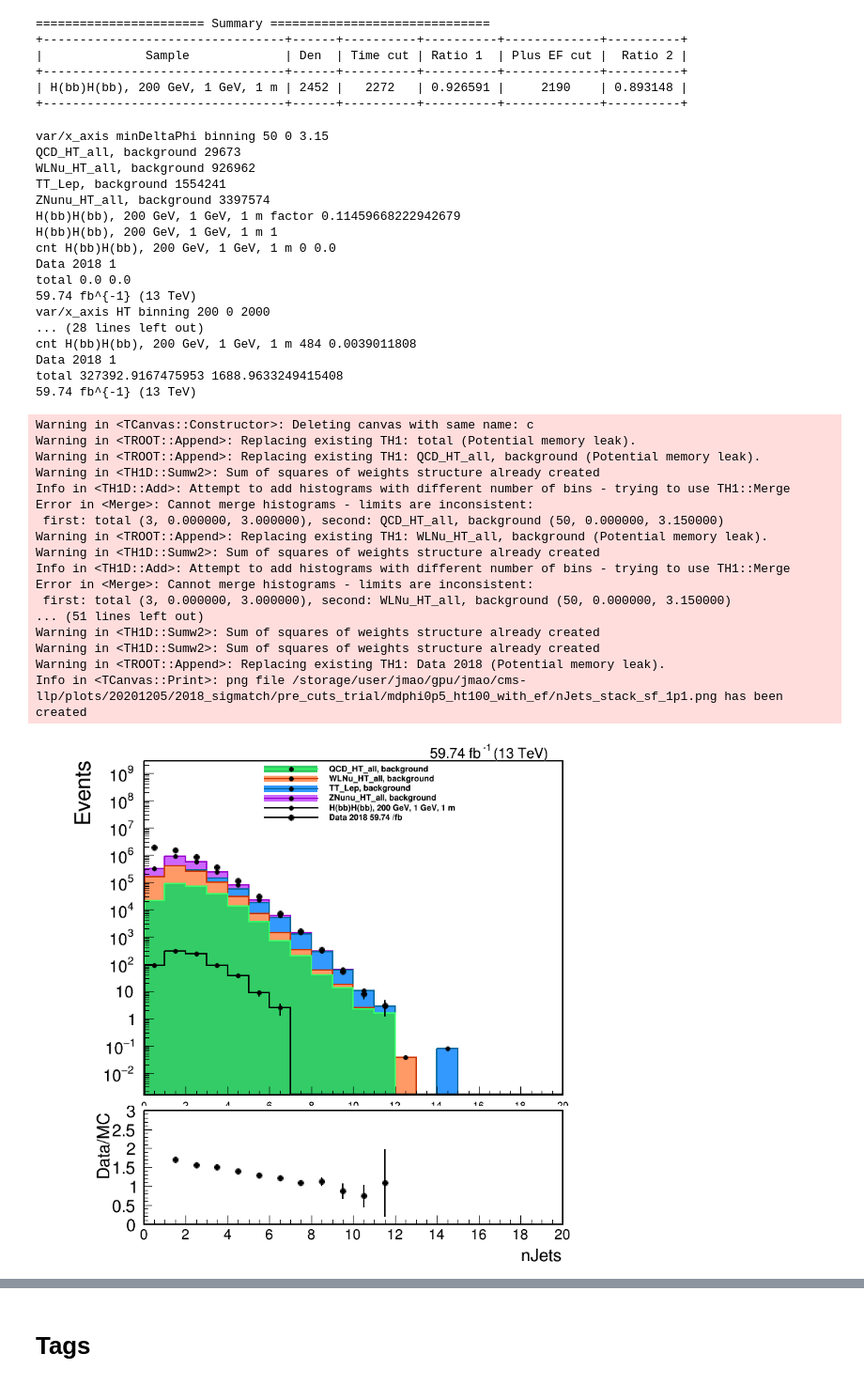
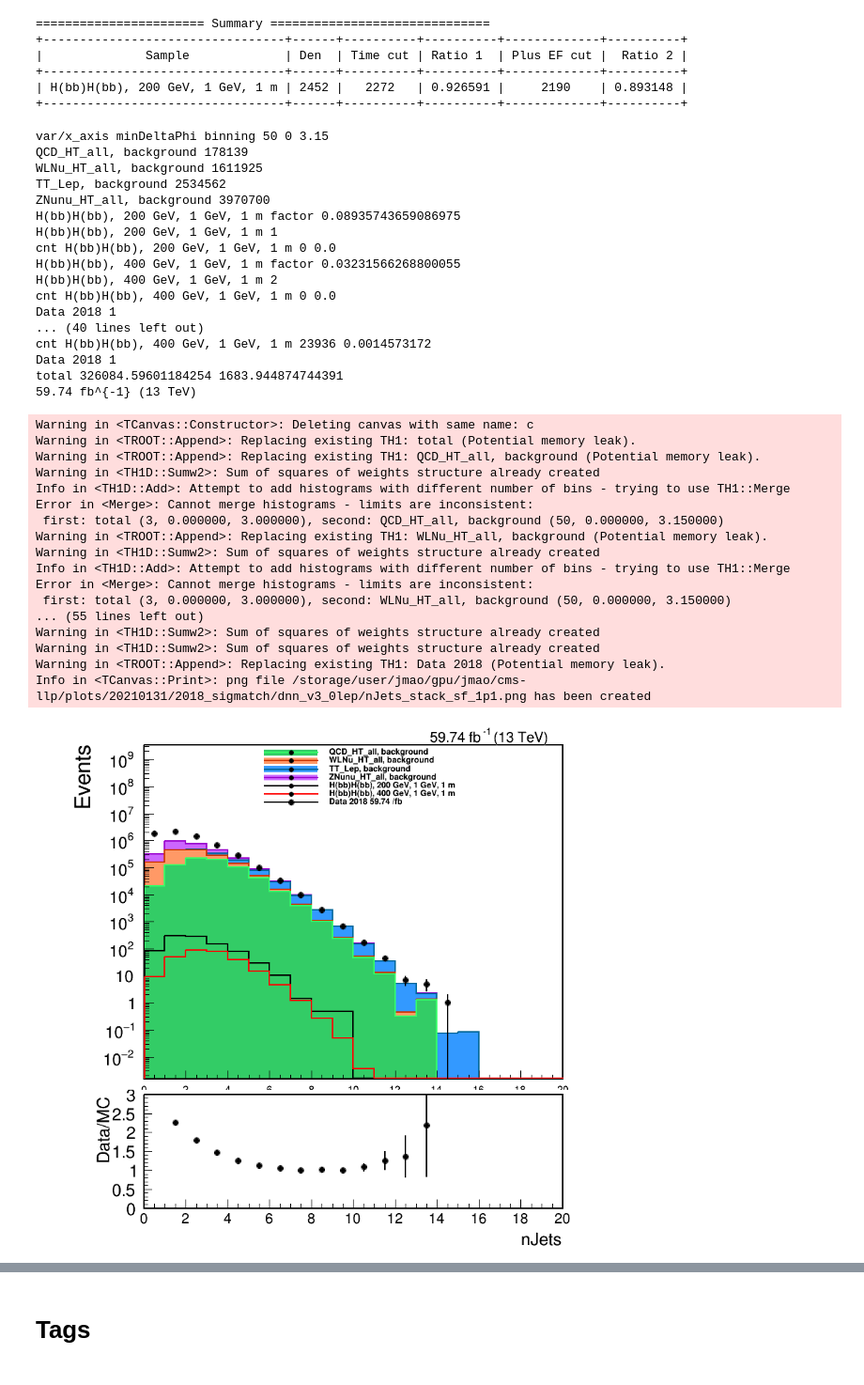
Before and after one commit to cms-lpc-llp/susy_llp_analyzer, a Jupyter notebook: plot_scripts/DNN_BkgPrediction/VarStack-2018.ipynb, the cells around one changed output, grey strips where cells are left out. Shown at 94% size. Drawn from its saved outputs; the diff is of its cells as text; code cells hidden in the pictures.

Commit message:
update with cleaner bkg estimation for data

```diff
--- a/plot_scripts/DNN_BkgPrediction/VarStack-2018.ipynb
+++ b/plot_scripts/DNN_BkgPrediction/VarStack-2018.ipynb
@@ -110,7 +110,10 @@ lumi_sf_bkg = 137.0
 # plotDir = '/storage/user/jmao/gpu/jmao/cms-llp/plots/20201205/2018_no_sigmatch/dnn_v2/dnn_v1nosi_v2/simplifiedplots/'
 # plotDir = '/storage/user/jmao/gpu/jmao/cms-llp/plots/20201205/2018_no_sigmatch/dnn_v3/dnn_v1nosi_v2_v3/simplifiedplots/'
 # plotDir = '/storage/user/jmao/gpu/jmao/cms-llp/plots/20201205/2018_sigeff/dnn_v3/'
-plotDir = '/storage/user/jmao/gpu/jmao/cms-llp/plots/20201205/2018_sigmatch/dnn_v3_1lep/'
+# plotDir = '/storage/user/jmao/gpu/jmao/cms-llp/plots/20201205/2018_sigmatch/dnn_v3_1lep/'
+# plotDir = '/storage/user/jmao/gpu/jmao/cms-llp/plots/20210131/2018_sigmatch/dnn_v3_0lep/'
+# plotDir = '/storage/user/jmao/gpu/jmao/cms-llp/plots/20210131/2018_sigmatch/dnn_v3_1lep/'
+plotDir = '/storage/user/jmao/gpu/jmao/cms-llp/plots/20210131/2018_sigmatch/dnn_v3_0lep_roc/'
 # plotDir = '/storage/user/jmao/gpu/jmao/cms-llp/plots/20201205/2018_wjet_sync/dnn_v2/'
 # plotDir = '/storage/user/jmao/gpu/jmao/cms-llp/plots/20201205/2018_no_sigmatch/ht100_dnn_v2/'
 # plotDir = '/storage/user/jmao/gpu/jmao/cms-llp/plots/20201205/2018_sigmatch/pre_cuts_trial/no_ef/'
@@ -150,14 +153,15 @@ home_dir = '/mnt/hadoop/store/group/phys_exotica/delayedjets/displacedJetTimingA
 
 fnames = {}
 
-fnames['H(bb)H(bb), 200 GeV, 1 GeV, 1 m'] = 'V1p17/v24/MC_Fall18/1pb_normalized/n3n2-n1-hbb-hbb_mh200_pl1000_ev100000_1pb_weighted.root'
-fnames['H(bb)H(bb), 400 GeV, 1 GeV, 1 m'] = 'V1p17/v24/MC_Fall18/1pb_normalized/TChiHH_mass400_pl1000_1pb_weighted.root'
-# fnames['H(bb)H(bb), 200 GeV, 1 GeV, 1 m'] = 'V1p17/v22/MC_Fall18/normalized/n3n2-n1-hbb-hbb_mh200_pl1000_ev100000_1pb_weighted.root'
-fnames['QCD_HT_all, background'] = 'V1p17/v22/MC_Fall18/normalized/QCD_HT50toInf_TuneCP5_13TeV-madgraphMLM-pythia8_1pb_weighted.root'
-fnames['WLNu_HT_all, background'] = 'V1p17/v22/MC_Fall18/normalized/WJetsToLNu_HT-70ToInf_TuneCP5_13TeV-madgraphMLM-pythia8_1pb_weighted.root'
-fnames['ZNunu_HT_all, background'] = 'V1p17/v22/MC_Fall18/normalized/ZJetsToNuNu_HT-100ToInf_13TeV-madgraph_1pb_weighted.root'
-fnames['TT_Lep, background'] = 'V1p17/v22/MC_Fall18/normalized/TTJets_TuneCP5_13TeV-madgraphMLM-pythia8_1pb_weighted.root'
-fnames['Data 2018'] = 'V1p17/v24/Data2018/normalized/Run2_displacedJetMuonNtupler_V1p17_Data2018_Run2018-HighMET-17Sept2018_GoodLumi.root'
+# fnames['H(bb)H(bb), 200 GeV, 1 GeV, 1 m'] = 'V1p17/v24/MC_Fall18/1pb_normalized/n3n2-n1-hbb-hbb_mh200_pl1000_ev100000_1pb_weighted.root'
+# fnames['H(bb)H(bb), 400 GeV, 1 GeV, 1 m'] = 'V1p17/v24/MC_Fall18/1pb_normalized/TChiHH_mass400_pl1000_1pb_weighted.root'
+fnames['H(bb)H(bb), 400 GeV, 1 GeV, 1 m'] = 'V1p17/v28/MC_Fall18/normalized/TChiHH_mass400_pl1000_1pb_weighted.root'
+fnames['H(bb)H(bb), 200 GeV, 1 GeV, 1 m'] = 'V1p17/v28/MC_Fall18/normalized/n3n2-n1-hbb-hbb_mh200_pl1000_ev100000_1pb_weighted.root'
+fnames['QCD_HT_all, background'] = 'V1p17/v28/MC_Fall18/normalized/QCD_HT50toInf_TuneCP5_13TeV-madgraphMLM-pythia8_1pb_weighted.root'
+fnames['WLNu_HT_all, background'] = 'V1p17/v28/MC_Fall18/normalized/WJetsToLNu_HT-70ToInf_TuneCP5_13TeV-madgraphMLM-pythia8_1pb_weighted.root'
+fnames['ZNunu_HT_all, background'] = 'V1p17/v28/MC_Fall18/normalized/ZJetsToNuNu_HT-100ToInf_13TeV-madgraph_1pb_weighted.root'
+fnames['TT_Lep, background'] = 'V1p17/v28/MC_Fall18/normalized/TTJets_TuneCP5_13TeV-madgraphMLM-pythia8_1pb_weighted.root'
+fnames['Data 2018'] = 'V1p17/v28/Data2018/normalized/Run2_displacedJetMuonNtupler_V1p17_Data2018_Run2018-HighMET-17Sept2018_GoodLumi.root'
 
 fnames['WLNu_HT_bin, background'] = 'V1p17/v24/MC_Fall18/normalized/output_wjet_htbinned.root'
 fnames['WLNu_no_bin, background'] = 'V1p17/v24/MC_Fall18/normalized/output_wjet_nobinned.root'
@@ -279,6 +283,7 @@ for k,v in tree.items():
     print(k,v)
 
     # branches
+    evt = v['evtNum'].array()
     met = v['met'].array()
     mt = v['MT'].array()
     ht = v['HT'].array()
@@ -382,10 +387,14 @@ for k,v in tree.items():
 
     basic_met_str = np.logical_and(nj>njet_cut, met>met_cut)
     basic_met_str = np.logical_and(basic_met_str, pt.count()>njet_cut)
-#     basic_met_str = np.logical_and(basic_met_str, nlep==0)
-    basic_met_str = np.logical_and(basic_met_str, ht>ht_cut)
-    basic_met_str = np.logical_and(basic_met_str, nlep==1)
-    basic_met_str = np.logical_and(basic_met_str, mt<mt_cut)
+#     basic_met_str = np.logical_and(basic_met_str, ht>ht_cut)
+    if 'bb' not in k:
+#         basic_met_str = np.logical_and(basic_met_str, nlep==1)
+        basic_met_str = np.logical_and(basic_met_str, nlep==0)
+#     basic_met_str = np.logical_and(basic_met_str, mt<mt_cut)
+    if 'background' in k:
+        basic_met_str = np.logical_and(basic_met_str, evt%2==1)
+
 
     if veto==1:
 #         basic_met_str = np.logical_and(basic_met_str, nmu==0)
@@ -673,7 +682,8 @@ for var in variables:
     keys = ['QCD_HT_all, background', 'WLNu_HT_all, background',  'TT_Lep, background', 'ZNunu_HT_all, background',]
 #     keys = ['QCD_HT_all, background', 'WLNu_HT_all, background', 'ZNunu_HT_all, background', 'TT_Lep, background']
 #     sig_keys = []
-    sig_keys = ['H(bb)H(bb), 200 GeV, 1 GeV, 1 m' ]
+#     sig_keys = ['H(bb)H(bb), 200 GeV, 1 GeV, 1 m' ]
+    sig_keys = ['H(bb)H(bb), 200 GeV, 1 GeV, 1 m', 'H(bb)H(bb), 400 GeV, 1 GeV, 1 m' ]
     data_keys = ['Data 2018']
     # sig_keys = ['H(bb)H(bb), N3N2, 200 GeV, 1 GeV, 1 m','H(bb)H(bb), N3N2, 400 GeV, 1 GeV, 1 m','H(bb)H(bb), N3N2, 127 GeV, 1 GeV, 1 m',  ]
     bkg_integral = 0.0
@@ -726,7 +736,7 @@ for var in variables:
         ht[k].Sumw2()
         ht[k].SetLineColor(std_color_list[i])
         print(k, std_color_list[i])
-        ht[k].Draw("hist E same")
+        ht[k].Draw("hist same")
         leg.AddEntry(ht[k],k)
         max_value = max(ht[k].GetBinContent(ht[k].GetMaximumBin()),max_value)
         print('cnt',k,np.count_nonzero(w[v==2]),np.sum(w[v==2]))
@@ -746,7 +756,7 @@ for var in variables:
         ht[k].SetMarkerStyle(20)
         ht[k].SetMarkerSize(1.)
         print(k, std_color_list[i])
-        ht[k].Draw("p E same")
+        ht[k].Draw("p same")
         leg.AddEntry(ht[k],k+' '+str(lumi/1000)+' /fb')
 
         i+=1
@@ -759,7 +769,7 @@ for var in variables:
     total.SetFillColor(1)
 
     total.GetYaxis().SetTitleOffset(1.6)
-    total.Draw("same e2")
+#     total.Draw("same e2")
     print("total",total.GetBinContent(1),total.GetBinError(1))
 
     c.cd()
@@ -808,48 +818,48 @@ for var in variables:
     CMS_lumi.writeExtraText = False
     CMS_lumi.CMS_lumi(c,4,3)
 
 
     c.SetLeftMargin(0.2)
     c.SetRightMargin(0.027)
     c.SetLogy()
     c.Draw()
     c.SaveAs(plotDir+outf)
 # %% [output]
 var/x_axis minDeltaPhi binning 50 0 3.15
-QCD_HT_all, background 29673
-WLNu_HT_all, background 926962
-TT_Lep, background 1554241
-ZNunu_HT_all, background 3397574
-H(bb)H(bb), 200 GeV, 1 GeV, 1 m factor 0.11459668222942679
+QCD_HT_all, background 178139
+WLNu_HT_all, background 1611925
+TT_Lep, background 2534562
+ZNunu_HT_all, background 3970700
+H(bb)H(bb), 200 GeV, 1 GeV, 1 m factor 0.08935743659086975
 H(bb)H(bb), 200 GeV, 1 GeV, 1 m 1
 cnt H(bb)H(bb), 200 GeV, 1 GeV, 1 m 0 0.0
+H(bb)H(bb), 400 GeV, 1 GeV, 1 m factor 0.03231566268800055
+H(bb)H(bb), 400 GeV, 1 GeV, 1 m 2
+cnt H(bb)H(bb), 400 GeV, 1 GeV, 1 m 0 0.0
 Data 2018 1
-total 0.0 0.0
+... (40 lines left out)
+cnt H(bb)H(bb), 400 GeV, 1 GeV, 1 m 23936 0.0014573172
+Data 2018 1
+total 326084.59601184254 1683.944874744391
 59.74 fb^{-1} (13 TeV)
-var/x_axis HT binning 200 0 2000
-... (28 lines left out)
-cnt H(bb)H(bb), 200 GeV, 1 GeV, 1 m 484 0.0039011808
-Data 2018 1
-total 327392.9167475953 1688.9633249415408
-59.74 fb^{-1} (13 TeV)
 Warning in <TCanvas::Constructor>: Deleting canvas with same name: c
 Warning in <TROOT::Append>: Replacing existing TH1: total (Potential memory leak).
 Warning in <TROOT::Append>: Replacing existing TH1: QCD_HT_all, background (Potential memory leak).
 Warning in <TH1D::Sumw2>: Sum of squares of weights structure already created
 Info in <TH1D::Add>: Attempt to add histograms with different number of bins - trying to use TH1::Merge
 Error in <Merge>: Cannot merge histograms - limits are inconsistent:
  first: total (3, 0.000000, 3.000000), second: QCD_HT_all, background (50, 0.000000, 3.150000)
 Warning in <TROOT::Append>: Replacing existing TH1: WLNu_HT_all, background (Potential memory leak).
 Warning in <TH1D::Sumw2>: Sum of squares of weights structure already created
 Info in <TH1D::Add>: Attempt to add histograms with different number of bins - trying to use TH1::Merge
 Error in <Merge>: Cannot merge histograms - limits are inconsistent:
  first: total (3, 0.000000, 3.000000), second: WLNu_HT_all, background (50, 0.000000, 3.150000)
-... (51 lines left out)
+... (55 lines left out)
 Warning in <TH1D::Sumw2>: Sum of squares of weights structure already created
 Warning in <TH1D::Sumw2>: Sum of squares of weights structure already created
 Warning in <TROOT::Append>: Replacing existing TH1: Data 2018 (Potential memory leak).
-Info in <TCanvas::Print>: png file /storage/user/jmao/gpu/jmao/cms-llp/plots/20201205/2018_sigmatch/pre_cuts_trial/mdphi0p5_ht100_with_ef/nJets_stack_sf_1p1.png has been created
+Info in <TCanvas::Print>: png file /storage/user/jmao/gpu/jmao/cms-llp/plots/20210131/2018_sigmatch/dnn_v3_0lep/nJets_stack_sf_1p1.png has been created
-[figure, old version]
+[figure, new version]
 # %%
 variables = [
 #         ['jetNeutralHadronMultiplicity', trg_jet_nhm, 20, -0.5, 19.5],
```
Also changed, not shown: parts of 23 cells of this notebook, 9 other files.
